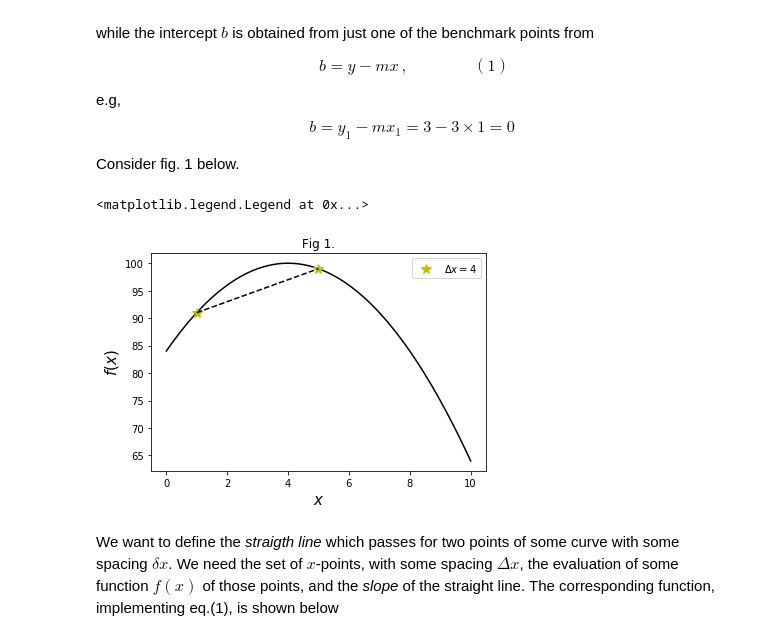
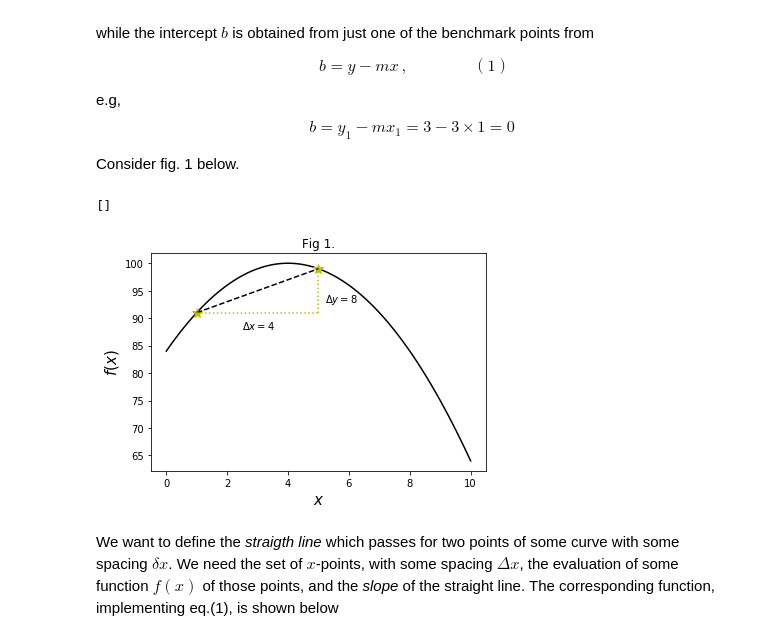
Before and after one commit to restrepo/Calculus, a Jupyter notebook: Differential_Calculus.ipynb, the cells around one changed output. Saved outputs shown, nothing was run; the diff lists cells and outputs as text; code cells hidden in the pictures.

```diff
--- a/Differential_Calculus.ipynb
+++ b/Differential_Calculus.ipynb
@@ -27,20 +27,25 @@ Consider fig. 1 below.
 # %%
 x100=np.linspace(0,10,100)
 def f(x):
     if isinstance(x,list):
         x=np.array(x)
     return -(x-4)**2+100
 plt.plot(x100,f(x100),'k-')
 xs=np.array([1,5])
-plt.plot(xs,f(xs),'y*',markersize=10,label=r'$\Delta x={}$'.format(xs[1]-xs[0]) )
+plt.plot(xs,f(xs),'y*',markersize=10)
 plt.plot(xs,f(xs),'k--',markersize=10)
 plt.title('Fig 1.')
 plt.ylabel('$f(x)$',size=15)
 plt.xlabel('$x$',size=15)
-plt.legend(loc='best')
+plt.plot( xs,[f(xs[0]),f(xs[0])],'y:' )
+plt.plot( [xs[1],xs[1]],f(xs),'y:' )
+plt.text(2.5,88,r'$\Delta x={}$'.format(xs[1]-xs[0]))
+plt.text(5.2,93,r'$\Delta y={}$'.format( f(xs[1])-f(xs[0])))
+#plt.legend(loc='best')
+plt.plot()
 # %% [output]
-<matplotlib.legend.Legend at 0x...>
+[]
-[figure, old version]
+[figure, new version]
 # %% [markdown]
 We want to define the _straigth line_ which passes for two points of some curve with some spacing $\delta x$. We need the set of $x$-points, with some spacing $\Delta x$, the evaluation of some function $f(x)$ of those points, and the _slope_ of the straight line. The corresponding function, implementing eq.(1), is shown below
 # %%
```
Also changed, not shown: parts of 2 cells of this notebook.
